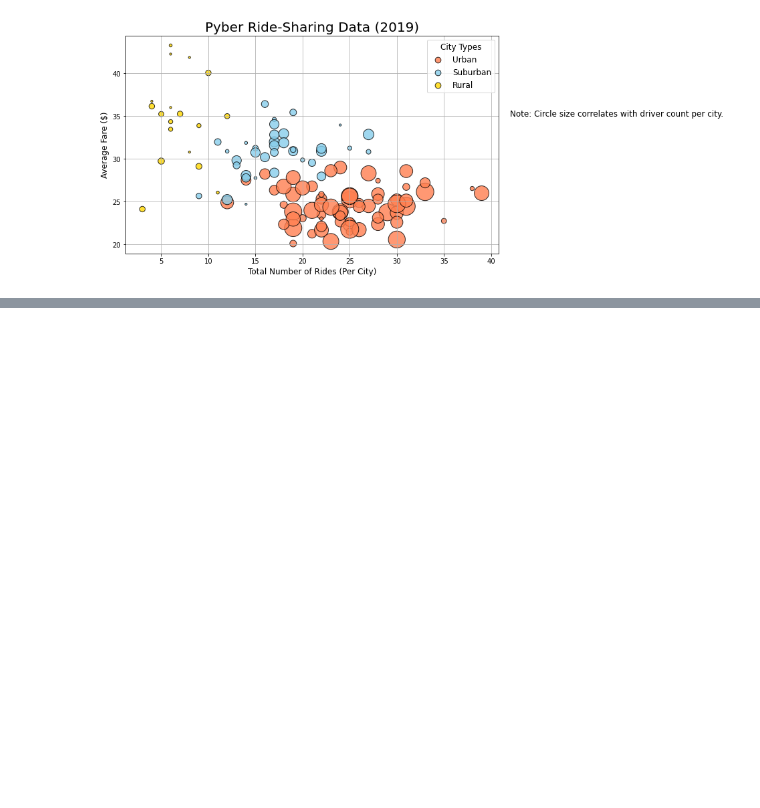
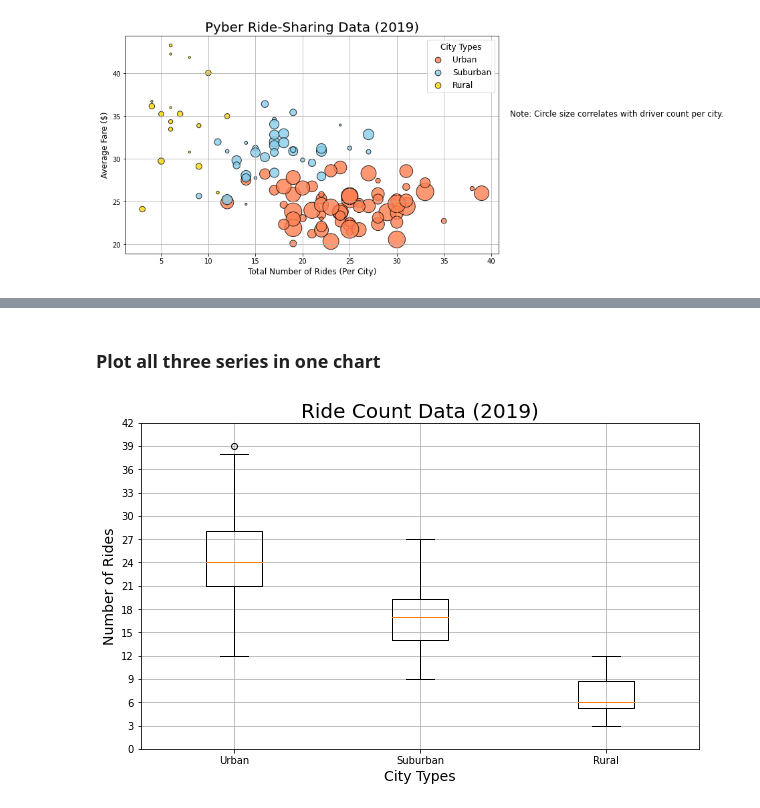
Before and after one commit to russgo1/Pyber_Analysis, a Jupyter notebook: Lessons/Pyber.ipynb, the cells around one changed output, grey strips where cells are left out. Cells and saved outputs as stored; diff of their text form; code cells hidden in the pictures; blank space fills up the shorter version.

```diff
--- a/Lessons/Pyber.ipynb
+++ b/Lessons/Pyber.ipynb
@@ -477,0 +822,28 @@ plt.show()
+# %% [markdown]
+### Plot all three series in one chart
+# %%
+# Create Chart
+
+x_labels = ["Urban", "Suburban", "Rural"]
+# Create list of all the ride count series
+ride_count_data = [urban_ride_count, suburban_ride_count, rural_ride_count]
+# Set size and fig, ax variables
+fig, ax = plt.subplots(figsize=(10, 6))
+# Build chart from new list of series
+ax.boxplot(ride_count_data, labels=x_labels)
+
+# Titles
+ax.set_title("Ride Count Data (2019)", fontsize=20)
+ax.set_xlabel("City Types", fontsize=14)
+ax.set_ylabel("Number of Rides", fontsize=14)
+ax.set_yticks(np.arange(0, 45, step=3.0))
+
+# Add grid
+ax.grid()
+
+# Save the figure
+plt.savefig("../analysis/Fig2.png")
+
+plt.show()
+# %% [output]
+[figure, added]
```
Also changed, not shown: parts of 42 cells of this notebook, 1 other file.
